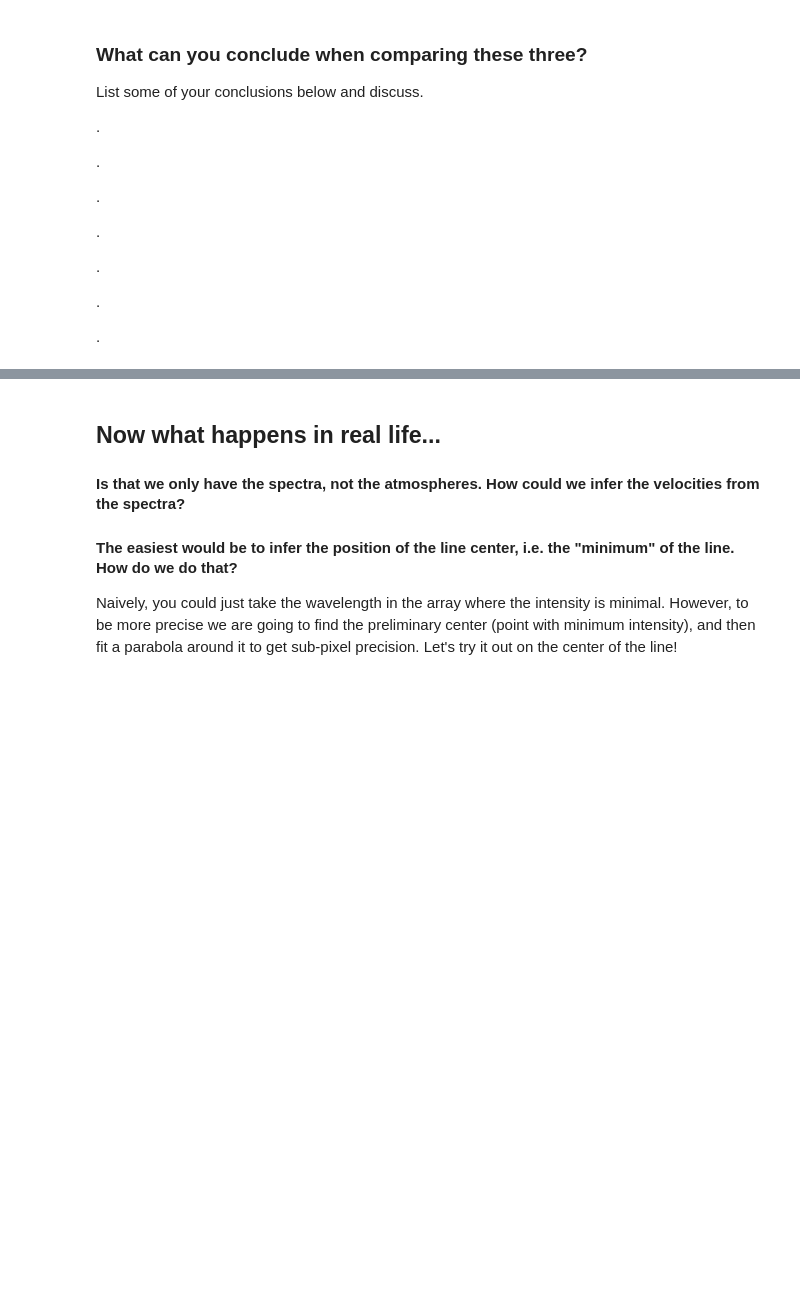
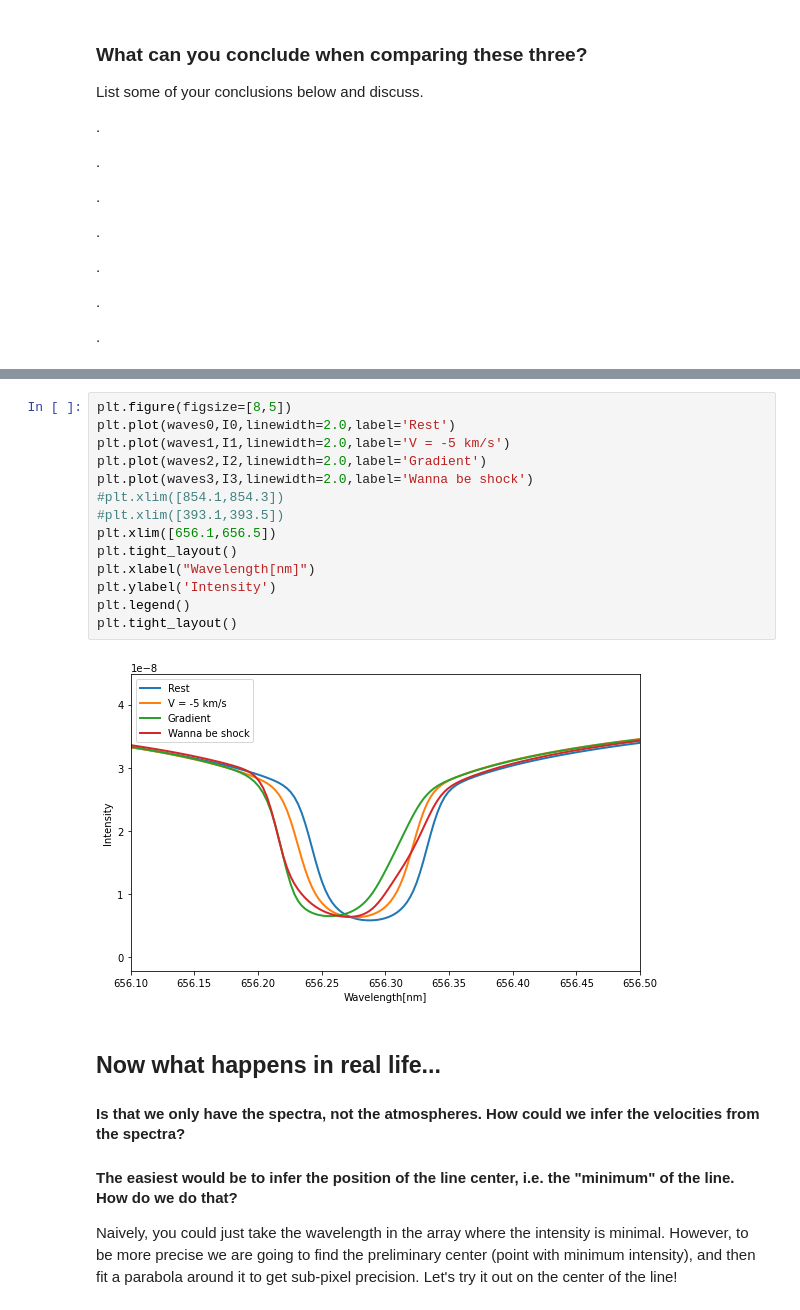
Before and after one commit to ivanzmilic/dkist_workshop_4, a Jupyter notebook: velocity_influence.ipynb, the cells around one changed output, grey strips where cells are left out. Saved outputs shown, nothing was run; the diff lists cells and outputs as text; blank space fills up the shorter version.

```diff
--- a/velocity_influence.ipynb
+++ b/velocity_influence.ipynb
@@ -222,3 +267,19 @@ List some of your conclusions below and discuss.
+# %%
+plt.figure(figsize=[8,5])
+plt.plot(waves0,I0,linewidth=2.0,label='Rest')
+plt.plot(waves1,I1,linewidth=2.0,label='V = -5 km/s')
+plt.plot(waves2,I2,linewidth=2.0,label='Gradient')
+plt.plot(waves3,I3,linewidth=2.0,label='Wanna be shock')
+#plt.xlim([854.1,854.3])
+#plt.xlim([393.1,393.5])
+plt.xlim([656.1,656.5])
+plt.tight_layout()
+plt.xlabel("Wavelength[nm]")
+plt.ylabel('Intensity')
+plt.legend()
+plt.tight_layout()
+# %% [output]
+[figure, added]
 # %% [markdown]
 ## Now what happens in real life...
 #### Is that we only have the spectra, not the atmospheres. How could we infer the velocities from the spectra?
```
Also changed, not shown: parts of 18 cells of this notebook.
